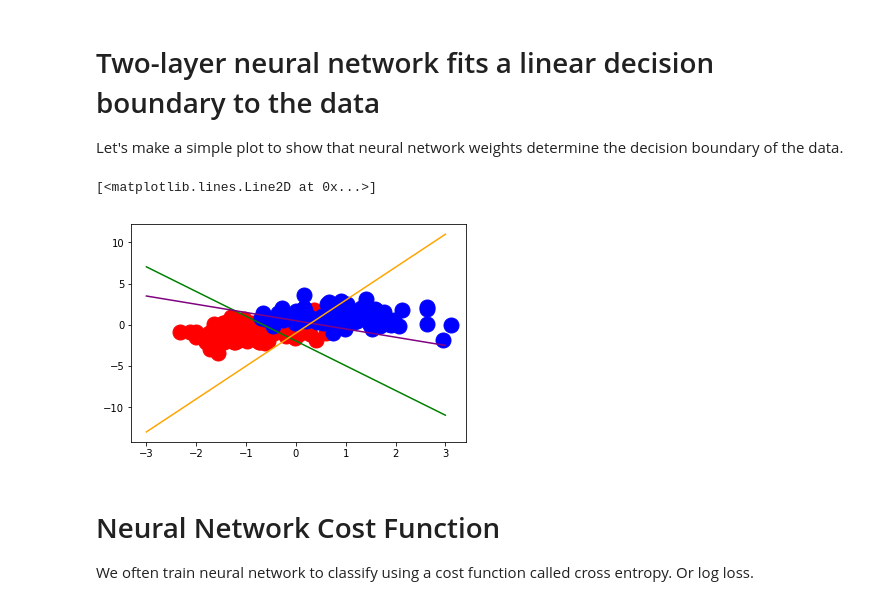
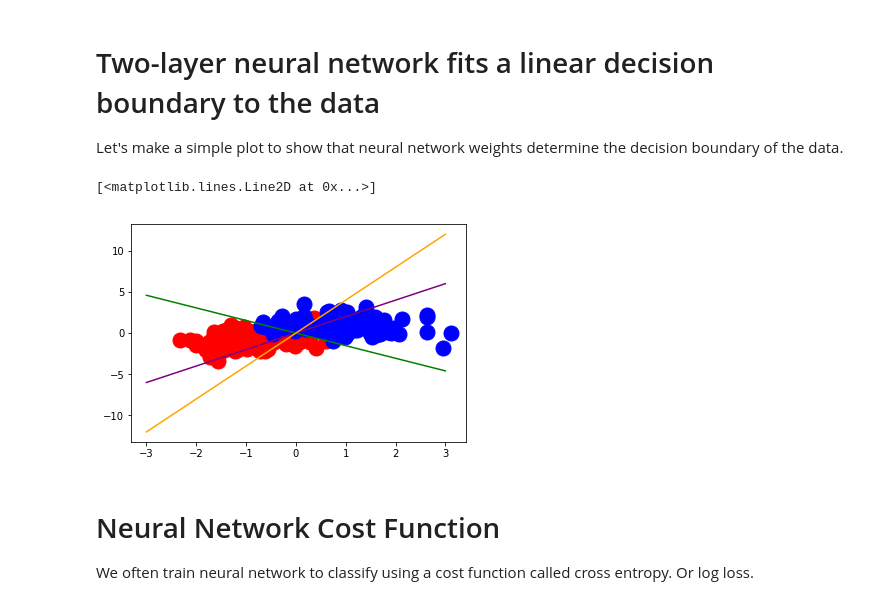
Before and after one commit to JahChaisang/FRA311, a Jupyter notebook: nnlab/Neural Network Example.ipynb, the cells around one changed output. Cells and saved outputs as stored; diff of their text form; code cells hidden in the pictures.

```diff
--- a/nnlab/Neural Network Example.ipynb
+++ b/nnlab/Neural Network Example.ipynb
@@ -119,29 +119,29 @@ Let's make a simple plot to show that neural network weights determine the decis
 # %%
 # plotting data
 sample_x = x[0:200,:]
 sample_y = y[0:200]
 
 plt.plot(sample_x[sample_y == 1, 0], sample_x[sample_y == 1, 1], 'o', color='red', markersize=15)
 plt.plot(sample_x[sample_y == 0, 0], sample_x[sample_y == 0, 1], 'o', color='blue', markersize=15)
 
 # plotting decision boundary
 def decision_bound(w):
     lin_x = np.linspace(-3.0, 3.0, num=100)
-    lin_y = w[1] + w[0]*lin_x
+    lin_y = -w[0]*lin_x/w[1]
     return lin_x, lin_y
 
 w = [-3.00217099, -1.96278325]
 lin_x, lin_y = decision_bound(w)
 plt.plot(lin_x, lin_y, color='green')
 
 lin_x, lin_y = decision_bound(w1)
 plt.plot(lin_x, lin_y, color='purple')
 
 lin_x, lin_y = decision_bound(w2)
 plt.plot(lin_x, lin_y, color='orange')
 # %% [output]
 [<matplotlib.lines.Line2D at 0x...>]
-[figure, old version]
+[figure, new version]
 # %% [markdown]
 # Neural Network Cost Function
 
```
Also changed, not shown: parts of 1 cell of this notebook.
